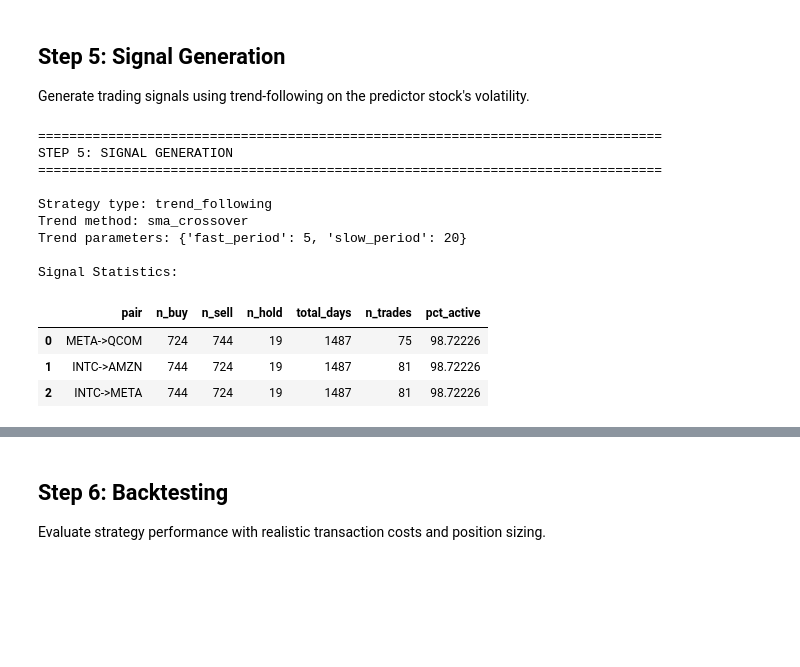
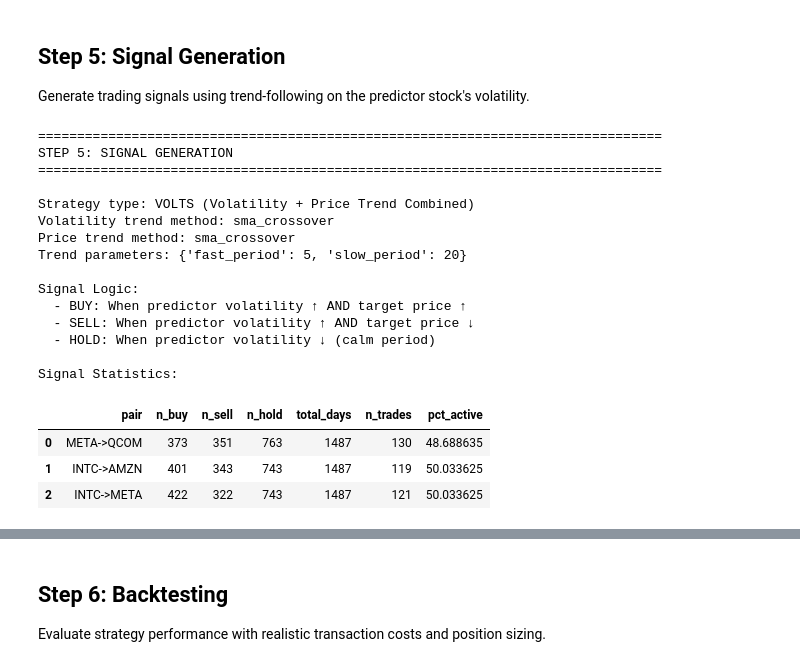
Before and after one commit to FranklineMisango/Algorithmic_Trading_and_HFT_Research, a Jupyter notebook: Volts_Volatility_Strategy/volts_strategy_complete.ipynb, the cells around one changed output, grey strips where cells are left out. Cells and saved outputs as stored; diff of their text form; code cells hidden in the pictures; blank space fills up the shorter version.

```diff
--- a/Volts_Volatility_Strategy/volts_strategy_complete.ipynb
+++ b/Volts_Volatility_Strategy/volts_strategy_complete.ipynb
@@ -122,0 +120,23 @@ Successfully downloaded data for 9 assets
+# %%
+# Retry failed tickers
+missing_tickers = list(set(config['data']['assets']) - set(data_dict.keys()))
+
+if len(missing_tickers) > 0:
+    print(f"Retrying {len(missing_tickers)} failed tickers: {missing_tickers}\n")
+
+    retry_data = download_data(
+        tickers=missing_tickers,
+        start_date=start_date,
+        end_date=end_date,
+        source='yfinance',  # Force yfinance with more retries
+        max_retries=5       # More attempts
+    )
+
+    # Add successfully retrieved data
+    for ticker, df in retry_data.items():
+        data_dict[ticker] = df
+        print(f"✓ Successfully added {ticker}")
+
+    print(f"\nTotal assets now: {len(data_dict)}/{len(config['data']['assets'])}")
+else:
+    print("No failed tickers to retry!")
@@ -369,42 +391,58 @@ Generate trading signals using trend-following on the predictor stock's volatili
 if len(trading_pairs) == 0:
     print("Cannot generate signals without trading pairs.")
 else:
     print("="*80)
     print("STEP 5: SIGNAL GENERATION")
     print("="*80)
 
     strategy_config = config['strategy']
-    print(f"\nStrategy type: {strategy_config['type']}")
-    print(f"Trend method: {strategy_config['trend_method']}")
+    print(f"\nStrategy type: VOLTS (Volatility + Price Trend Combined)")
+    print(f"Volatility trend method: {strategy_config['trend_method']}")
+    print(f"Price trend method: {strategy_config['trend_method']}")
     print(f"Trend parameters: {strategy_config['trend_params']}\n")
+
+    print("Signal Logic:")
+    print("  - BUY: When predictor volatility ↑ AND target price ↑")
+    print("  - SELL: When predictor volatility ↑ AND target price ↓")
+    print("  - HOLD: When predictor volatility ↓ (calm period)\n")
 
     # Initialize signal generator
     signal_gen = SignalGenerator(
         trend_method=strategy_config['trend_method'],
         trend_params=strategy_config['trend_params']
     )
 
-    # Generate signals for all pairs
-    signals = signal_gen.generate_signals_for_all_pairs(volatility_df, trading_pairs)
+    # Generate signals for all pairs (now includes price data)
+    signals = signal_gen.generate_signals_for_all_pairs(
+        volatility_df,
+        trading_pairs,
+        data_dict  # Pass price data
+    )
 
     # Analyze signals
     stats = SignalAnalyzer.get_signal_statistics(signals)
     print("Signal Statistics:")
     display(stats)
 # %% [output]
 ================================================================================
 STEP 5: SIGNAL GENERATION
 ================================================================================
 
-Strategy type: trend_following
-Trend method: sma_crossover
+Strategy type: VOLTS (Volatility + Price Trend Combined)
+Volatility trend method: sma_crossover
+Price trend method: sma_crossover
 Trend parameters: {'fast_period': 5, 'slow_period': 20}
 
+Signal Logic:
+  - BUY: When predictor volatility ↑ AND target price ↑
+  - SELL: When predictor volatility ↑ AND target price ↓
+  - HOLD: When predictor volatility ↓ (calm period)
+
 Signal Statistics:
 |  | pair | n_buy | n_sell | n_hold | total_days | n_trades | pct_active |
-| 0 | META->QCOM | 724 | 744 | 19 | 1487 | 75 | 98.72226 |
-| 1 | INTC->AMZN | 744 | 724 | 19 | 1487 | 81 | 98.72226 |
-| 2 | INTC->META | 744 | 724 | 19 | 1487 | 81 | 98.72226 |
+| 0 | META->QCOM | 373 | 351 | 763 | 1487 | 130 | 48.688635 |
+| 1 | INTC->AMZN | 401 | 343 | 743 | 1487 | 119 | 50.033625 |
+| 2 | INTC->META | 422 | 322 | 743 | 1487 | 121 | 50.033625 |
 # %%
 # Visualize signals for each pair
 if len(trading_pairs) > 0:
```
Also changed, not shown: parts of 22 cells of this notebook, 4 other files.
